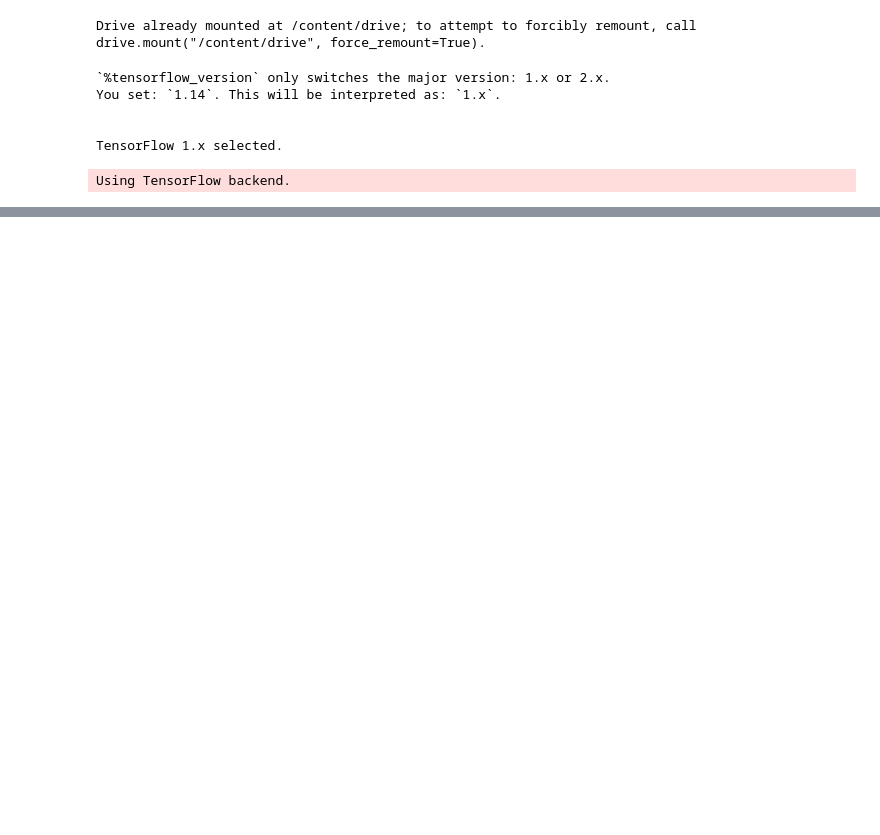
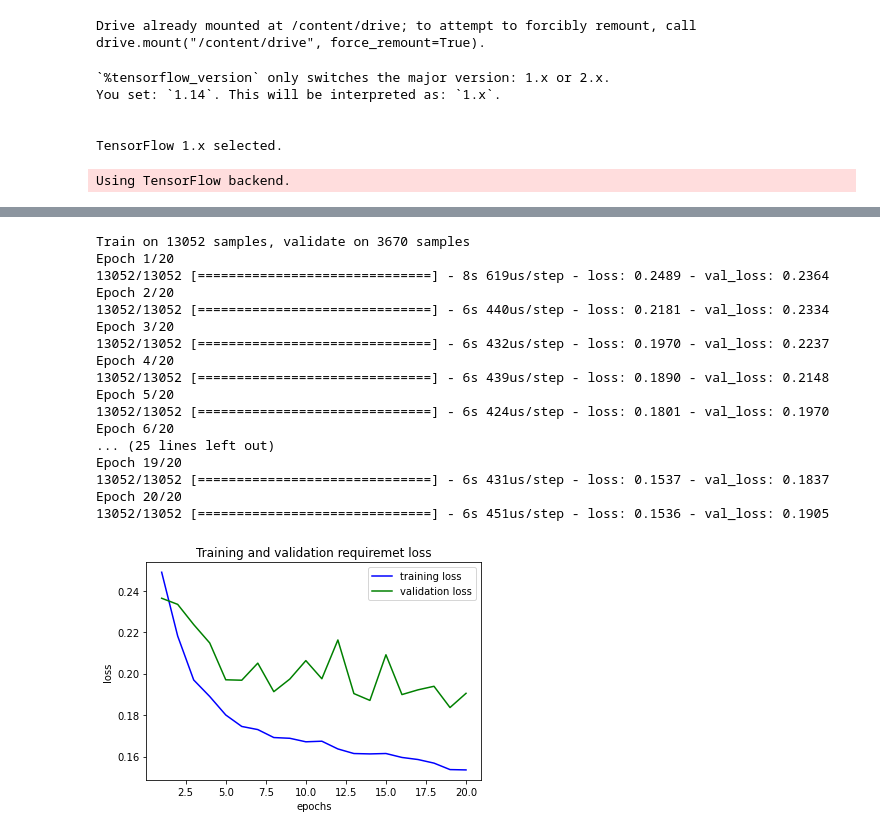
Before and after one commit to Mahinramezani/human_action_classification_ANN, a Jupyter notebook: code/model.ipynb, the cells around one changed output, grey strips where cells are left out. Drawn from its saved outputs; the diff is of its cells as text; code cells hidden in the pictures; blank space fills up the shorter version.

```diff
--- a/code/model.ipynb
+++ b/code/model.ipynb
@@ -173,0 +278,35 @@ Epoch 8/8
+# %%
+# train NN
+
+history3 = model3.fit(X_train, y_train, epochs=20, batch_size=256, validation_data=(X_val, y_val))
+
+# Show loss
+
+epochs = range(1,21)
+plt.plot(epochs, history3.history['loss'], 'b', label = 'training loss')
+plt.plot(epochs, history3.history['val_loss'], 'g', label = 'validation loss')
+plt.title('Training and validation requiremet loss')
+plt.ylabel('loss')
+plt.xlabel('epochs')
+plt.legend()
+
+model3.save('/content/drive/My Drive/Colab Notebooks/ANN/model3-2-val.h5')
+# %% [output]
+Train on 13052 samples, validate on 3670 samples
+Epoch 1/20
+13052/13052 [==============================] - 8s 619us/step - loss: 0.2489 - val_loss: 0.2364
+Epoch 2/20
+13052/13052 [==============================] - 6s 440us/step - loss: 0.2181 - val_loss: 0.2334
+Epoch 3/20
+13052/13052 [==============================] - 6s 432us/step - loss: 0.1970 - val_loss: 0.2237
+Epoch 4/20
+13052/13052 [==============================] - 6s 439us/step - loss: 0.1890 - val_loss: 0.2148
+Epoch 5/20
+13052/13052 [==============================] - 6s 424us/step - loss: 0.1801 - val_loss: 0.1970
+Epoch 6/20
+... (25 lines left out)
+Epoch 19/20
+13052/13052 [==============================] - 6s 431us/step - loss: 0.1537 - val_loss: 0.1837
+Epoch 20/20
+13052/13052 [==============================] - 6s 451us/step - loss: 0.1536 - val_loss: 0.1905
+[figure, added]
```
Also changed, not shown: parts of 12 cells of this notebook, 8 other files.
